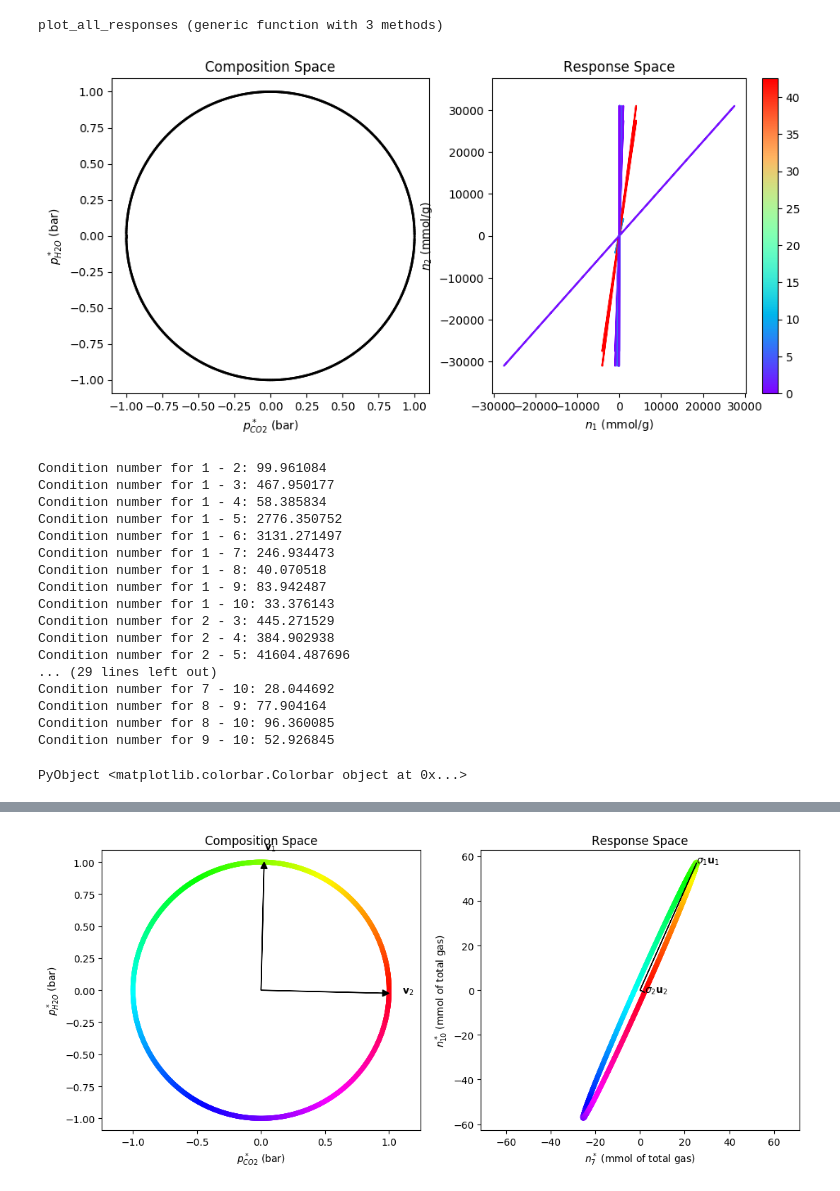
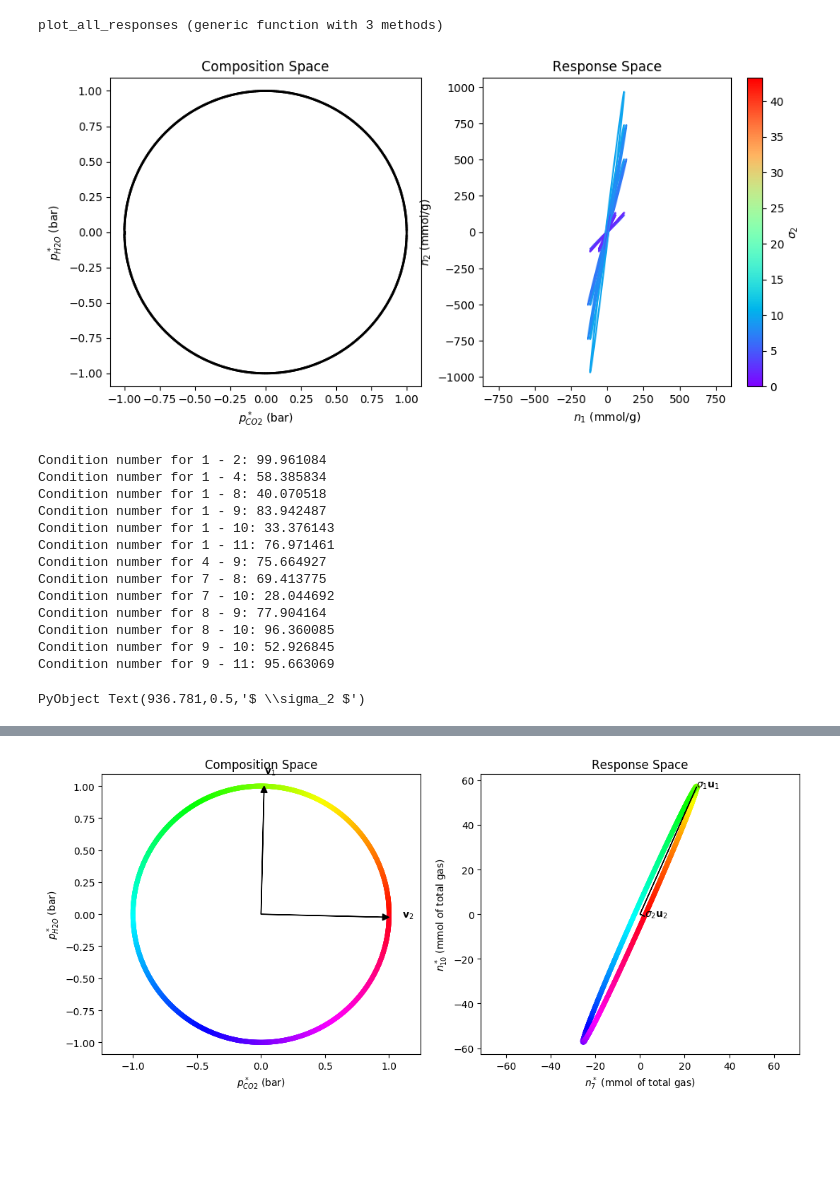
Before and after one commit to SimonEnsemble/sensor_arrays, a Jupyter notebook: src/Sensor_notebook.ipynb, the cells around one changed output, grey strips where cells are left out. Cells and saved outputs as stored; diff of their text form; code cells hidden in the pictures; blank space fills up the shorter version.

```diff
--- a/src/Sensor_notebook.ipynb
+++ b/src/Sensor_notebook.ipynb
@@ -78,7 +79,7 @@ function perform_svd(gas1::AbstractString, gas2::AbstractString)
 
     for i = 1:N
         for j = i+1:N
-            H = make_h_matrix2(i, j, gas1, gas2)
+            H = make_h_matrix(i, j, gas1, gas2)
             F = svd(H)
             sigma[i, j, :] = F.S
         end
@@ -90,10 +91,10 @@ perform_svd (generic function with 1 method)
 # %%
 function make_h_matrix(mof1::Int, mof2::Int, gas1::AbstractString, gas2::AbstractString)
     H = zeros(2,2)
-    H[1, 1] = df_henry[mof1, Symbol(gas1 * "_henry coefficient [mmol/(g-bar)]")] - df_henry[mof1, Symbol("CH4_henry coefficient [mmol/(g-bar)]")]
-    H[1, 2] = df_henry[mof1, Symbol(gas2 * "_henry coefficient [mmol/(g-bar)]")] - df_henry[mof1, Symbol("CH4_henry coefficient [mmol/(g-bar)]")]
-    H[2, 1] = df_henry[mof2, Symbol(gas1 * "_henry coefficient [mmol/(g-bar)]")] - df_henry[mof2, Symbol("CH4_henry coefficient [mmol/(g-bar)]")]
-    H[2, 2] = df_henry[mof2, Symbol(gas2 * "_henry coefficient [mmol/(g-bar)]")] - df_henry[mof2, Symbol("CH4_henry coefficient [mmol/(g-bar)]")]
+    H[1, 1] = df_henry[mof1, Symbol(gas1 * "_henry coefficient [mmol/(g-bar)]")]
+    H[1, 2] = df_henry[mof1, Symbol(gas2 * "_henry coefficient [mmol/(g-bar)]")]
+    H[2, 1] = df_henry[mof2, Symbol(gas1 * "_henry coefficient [mmol/(g-bar)]")]
+    H[2, 2] = df_henry[mof2, Symbol(gas2 * "_henry coefficient [mmol/(g-bar)]")]
     return H
 end
 # %% [output]
@@ -294,7 +273,7 @@ plot_response(mof1::AbstractString, mof2::AbstractString, gas1::AbstractString,
 plot_response (generic function with 2 methods)
 # %%
 function plot_all_responses(gas1::AbstractString, gas2::AbstractString, index_list::Union{Array{Int64, 1}, Missing}=missing;
-                            print_h_matrix::Bool=false, add_legend::Bool=false, color_by_sigma::Int64=2)
+                            print_h_matrix::Bool=false, add_legend::Bool=false, color_by_sigma::Int64=2, CN_limit::Float64=100.0)
 
     if color_by_sigma > 2 || color_by_sigma < 1
         error("`color_by_sigma` has to be 1 or 2")
@@ -347,7 +326,7 @@ function plot_all_responses(gas1::AbstractString, gas2::AbstractString, index_li
         mof2 = df_henry[pair[2], :crystal]
         label = @sprintf("%s and %s", mof1, mof2)
         #@printf("Plotting %s and %s\n", mof1, mof2)
-        H = make_h_matrix2(pair[1], pair[2], gas1, gas2)
+        H = make_h_matrix(pair[1], pair[2], gas1, gas2)
         #if k == 1
         #    H = [-10 30; 72 9]
         #end
@@ -363,6 +342,10 @@ function plot_all_responses(gas1::AbstractString, gas2::AbstractString, index_li
             H[2,:] = [temp...]
         end
         CN = F.S[1]/F.S[2]
+        if CN > CN_limit
+            #@printf("Pair %d - %d has too high of a CN: %.3f. Skipping that pair...\n", pair[1], pair[2], CN)
+            continue
+        end
         @printf("Condition number for %d - %d: %f\n", pair[1], pair[2], CN)
         θ_response = collect(range(0, stop=2*π, length=250))#[1:end - 1]
         θ_response[1] = deepcopy(θ_response[end])
@@ -380,7 +363,10 @@ function plot_all_responses(gas1::AbstractString, gas2::AbstractString, index_li
     title(@sprintf("Response Space"))
     xlabel(@sprintf("\$n_1\$ (mmol/g)"))
     ylabel(@sprintf("\$n_2\$ (mmol/g)"))
-    colorbar(m)
+    cbar = colorbar(m)
+    cbar[:ax][:set_ylabel](@sprintf("\$ \\sigma_%d \$", color_by_sigma))
+        #cbar.ax.set_ylabel('# of contacts', rotation=270)
+
 
 end
 
@@ -388,25 +374,21 @@ plot_all_responses(gas1::AbstractString, gas2::AbstractString, mof_list::Array{S
 # %% [output]
 plot_all_responses (generic function with 3 methods)
 # %%
-plot_all_responses("CO2", "H2O")
+plot_all_responses("CO2", "H2O", CN_limit=100.)
 # %% [output]
-[figure, old version]
+[figure, new version]
 Condition number for 1 - 2: 99.961084
-Condition number for 1 - 3: 467.950177
 Condition number for 1 - 4: 58.385834
-Condition number for 1 - 5: 2776.350752
-Condition number for 1 - 6: 3131.271497
-Condition number for 1 - 7: 246.934473
 Condition number for 1 - 8: 40.070518
 Condition number for 1 - 9: 83.942487
 Condition number for 1 - 10: 33.376143
-Condition number for 2 - 3: 445.271529
-Condition number for 2 - 4: 384.902938
-Condition number for 2 - 5: 41604.487696
-... (29 lines left out)
+Condition number for 1 - 11: 76.971461
+Condition number for 4 - 9: 75.664927
+Condition number for 7 - 8: 69.413775
 Condition number for 7 - 10: 28.044692
 Condition number for 8 - 9: 77.904164
 Condition number for 8 - 10: 96.360085
 Condition number for 9 - 10: 52.926845
+Condition number for 9 - 11: 95.663069
-PyObject <matplotlib.colorbar.Colorbar object at 0x...>
+PyObject Text(936.781,0.5,'$ \\sigma_2 $')
 # %%
```
Also changed, not shown: parts of 10 cells of this notebook, 2 other files.
